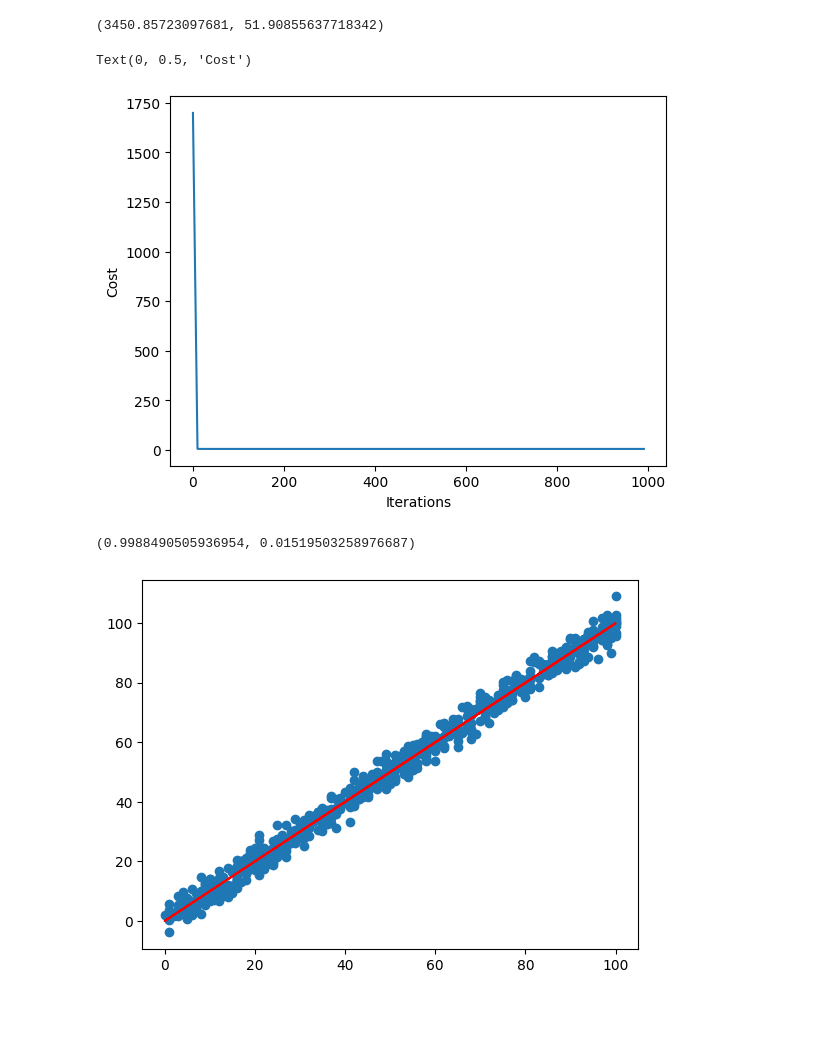
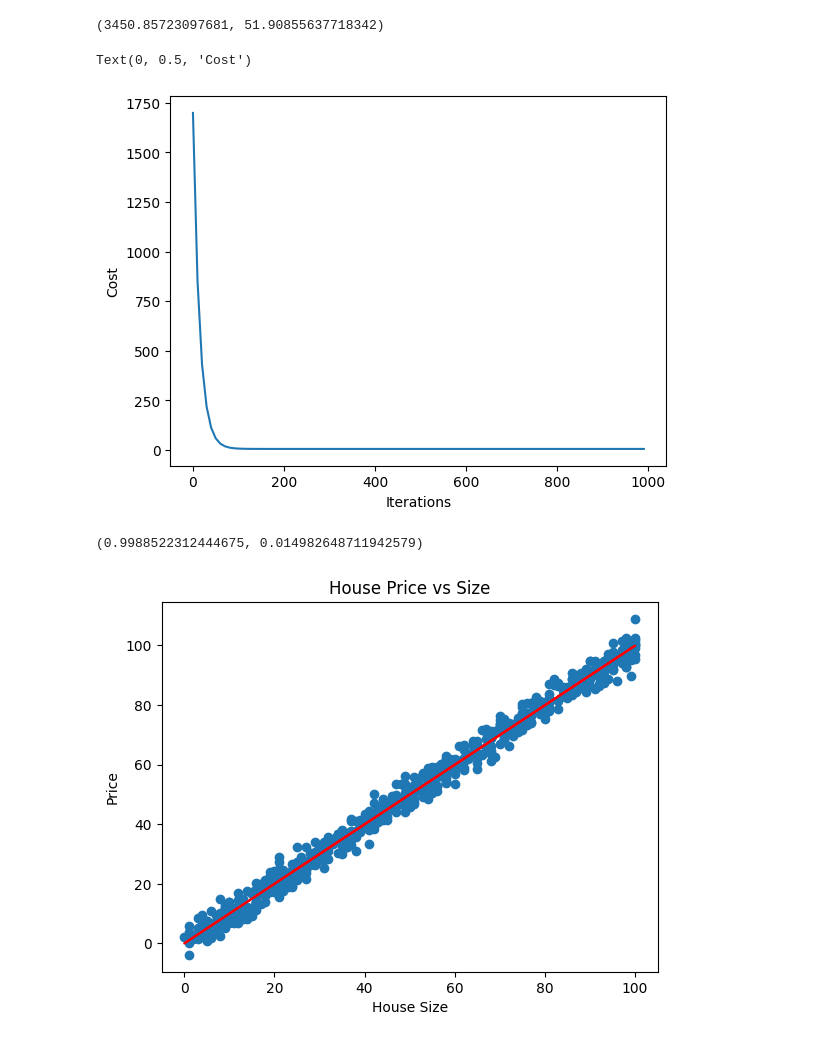
Before and after one commit to adityas-2990/Machine-Learning-Algorithms, a Jupyter notebook: LinearRegInOneVariable/LinearRegressionInOneVariable.ipynb, the cells around one changed output. Cells and saved outputs as stored; diff of their text form; code cells hidden in the pictures; blank space fills up the shorter version.

```diff
--- a/LinearRegInOneVariable/LinearRegressionInOneVariable.ipynb
+++ b/LinearRegInOneVariable/LinearRegressionInOneVariable.ipynb
@@ -88,18 +88,18 @@ def gradient_descent(x , y , w_in , b_in , iter , cost_calc , gradient_calc , le
 
     return w , b , J_hist , w_hist , b_hist , iter_hist
 # %%
-w_final , b_final , J_list , w_list , b_list , iter_list = gradient_descent(x_train , y_train , 0 , 0 , 1000, calculate_cost , compute_gradient , 0.0001)
+w_final , b_final , J_list , w_list , b_list , iter_list = gradient_descent(x_train , y_train , 0 , 0 , 1000, calculate_cost , compute_gradient , 0.00001)
 # %%
 plt.plot(iter_list, J_list)
 plt.xlabel("Iterations")
 plt.ylabel("Cost")
 # %% [output]
 Text(0, 0.5, 'Cost')
-[figure, old version]
+[figure, new version]
 # %%
 w_final , b_final
 # %% [output]
-(0.9988490505936954, 0.01519503258976687)
+(0.9988522312444675, 0.014982648711942579)
 # %%
 predictions = []
 m = x_train.shape[0]
@@ -109,6 +109,9 @@ for i in range (m):
 # %%
 plt.scatter(x_train , y_train)
 plt.plot(x_train , predictions , color="red")
+plt.xlabel("House Size")
+plt.ylabel("Price")
+plt.title("House Price vs Size")
 plt.show()
 # %% [output]
-[figure, old version]
+[figure, new version]
```
